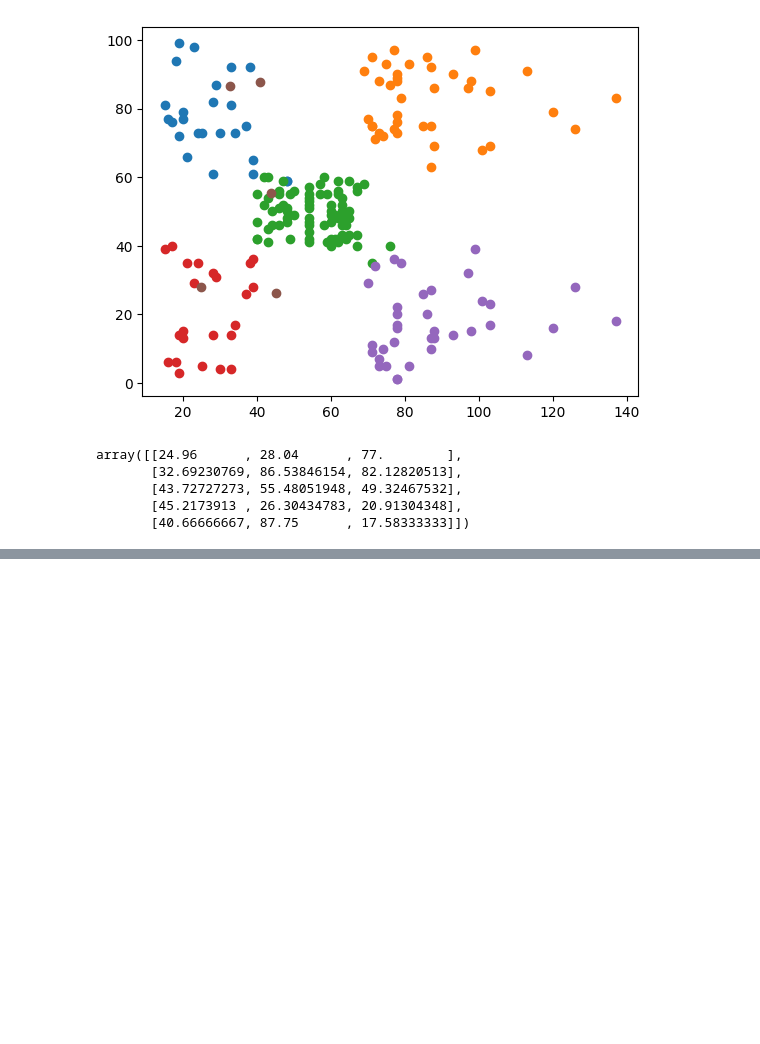
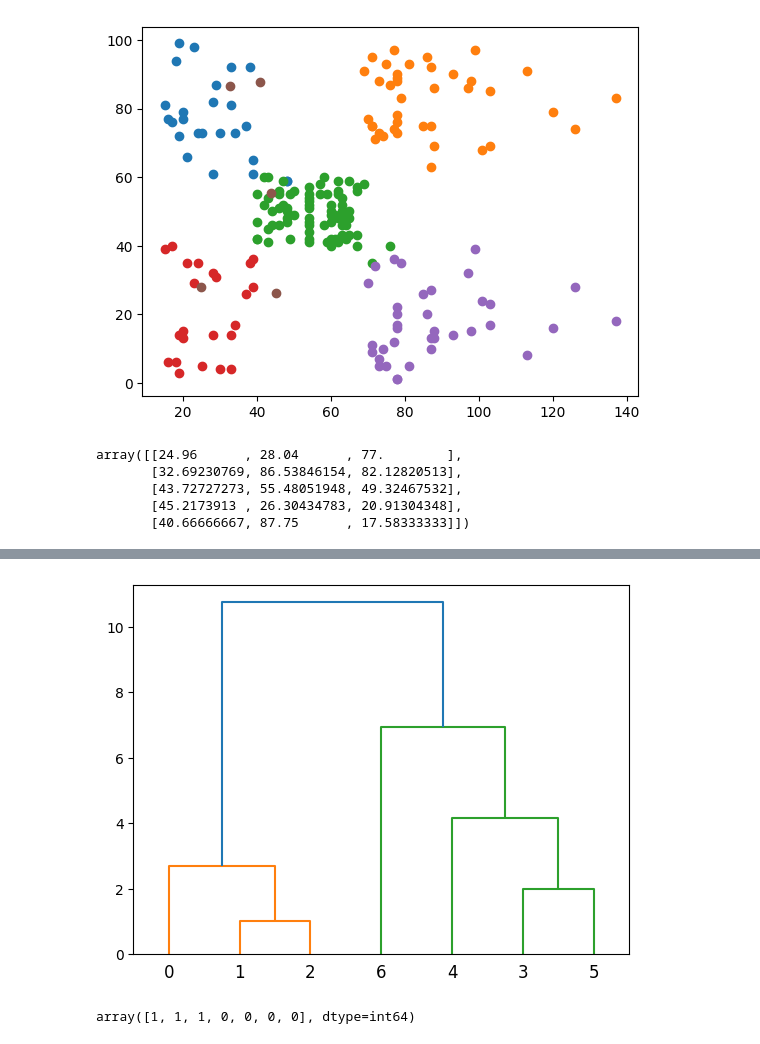
Before and after one commit to arunpsg07/Data-Analyst, a Jupyter notebook: ML_Models/models.ipynb, the cells around one changed output, grey strips where cells are left out. Saved outputs shown, nothing was run; the diff lists cells and outputs as text; code cells hidden in the pictures; blank space fills up the shorter version.

```diff
--- a/ML_Models/models.ipynb
+++ b/ML_Models/models.ipynb
@@ -883,0 +914,6 @@ array([[24.96      , 28.04      , 77.        ],
+# %%
+import scipy.cluster.hierarchy as sc
+dendrogram=sc.dendrogram(sc.linkage(df,method='ward'))
+plt.show()
+# %% [output]
+[figure, added]
@@ -883,0 +924,4 @@ array([[24.96      , 28.04      , 77.        ],
+# %%
+pred
+# %% [output]
+array([1, 1, 1, 0, 0, 0, 0], dtype=int64)
```
Also changed, not shown: parts of 47 cells of this notebook.
